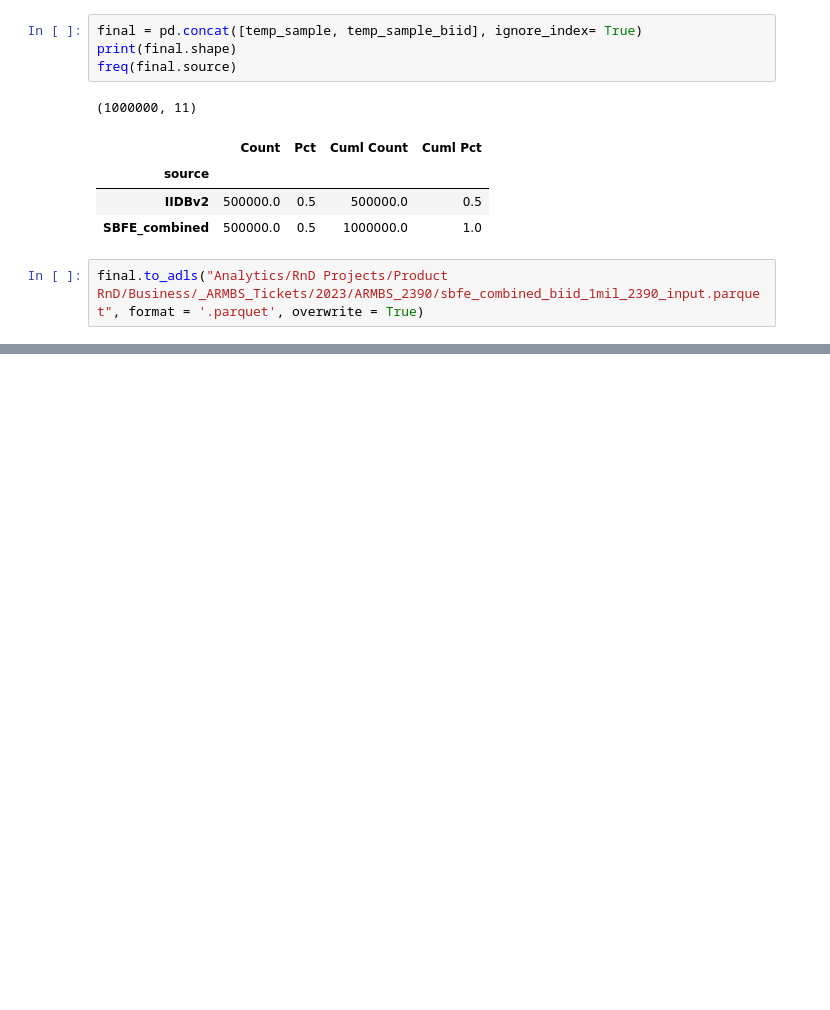
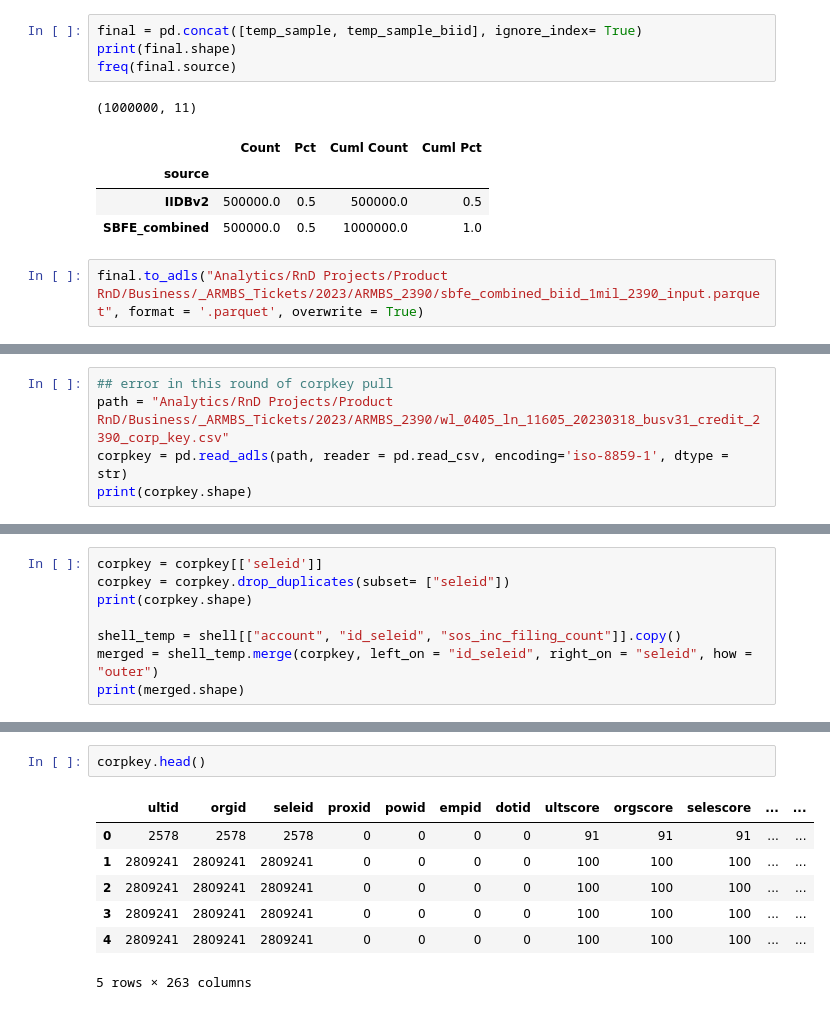
Before and after one commit to liuwe01/dsbsvc-productrnd-business-ARBMS-2023, a Jupyter notebook: 01_prj2390.ipynb, the cells around one changed output, grey strips where cells are left out. Drawn from its saved outputs; the diff is of its cells as text; blank space fills up the shorter version.

```diff
--- a/01_prj2390.ipynb
+++ b/01_prj2390.ipynb
@@ -134,0 +139,5 @@ final.to_adls("Analytics/RnD Projects/Product RnD/Business/_ARMBS_Tickets/2023/A
+# %%
+## error in this round of corpkey pull
+path = "Analytics/RnD Projects/Product RnD/Business/_ARMBS_Tickets/2023/ARMBS_2390/wl_0405_ln_11605_20230318_busv31_credit_2390_corp_key.csv"
+corpkey = pd.read_adls(path, reader = pd.read_csv, encoding='iso-8859-1', dtype = str)
+print(corpkey.shape)
@@ -134,0 +146,8 @@ final.to_adls("Analytics/RnD Projects/Product RnD/Business/_ARMBS_Tickets/2023/A
+# %%
+corpkey = corpkey[['seleid']]
+corpkey = corpkey.drop_duplicates(subset= ["seleid"])
+print(corpkey.shape)
+
+shell_temp = shell[["account", "id_seleid", "sos_inc_filing_count"]].copy()
+merged = shell_temp.merge(corpkey, left_on = "id_seleid", right_on = "seleid", how = "outer")
+print(merged.shape)
@@ -134,0 +195,10 @@ final.to_adls("Analytics/RnD Projects/Product RnD/Business/_ARMBS_Tickets/2023/A
+# %%
+corpkey.head()
+# %% [output]
+|  | ultid | orgid | seleid | proxid | powid | empid | dotid | ultscore | orgscore | selescore | ... | ... |
+| 0 | 2578 | 2578 | 2578 | 0 | 0 | 0 | 0 | 91 | 91 | 91 | ... | ... |
+| 1 | 2809241 | 2809241 | 2809241 | 0 | 0 | 0 | 0 | 100 | 100 | 100 | ... | ... |
+| 2 | 2809241 | 2809241 | 2809241 | 0 | 0 | 0 | 0 | 100 | 100 | 100 | ... | ... |
+| 3 | 2809241 | 2809241 | 2809241 | 0 | 0 | 0 | 0 | 100 | 100 | 100 | ... | ... |
+| 4 | 2809241 | 2809241 | 2809241 | 0 | 0 | 0 | 0 | 100 | 100 | 100 | ... | ... |
+5 rows × 263 columns
```
Also changed, not shown: parts of 45 cells of this notebook, 34 other files.
